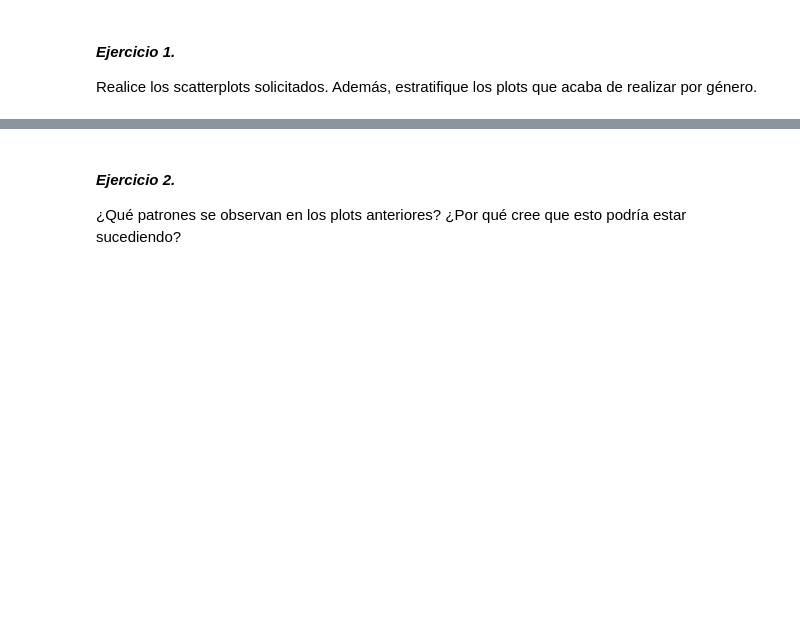
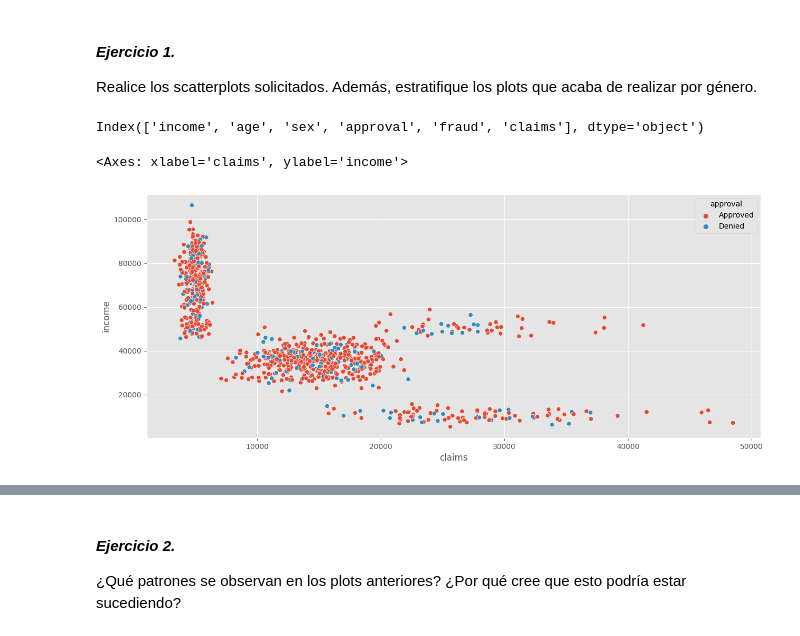
Before and after one commit to jazaineam1/Diplomado_ucentral_ME, a Jupyter notebook: Lectura_12_Examples_clustering_stud.ipynb, the cells around one changed output, grey strips where cells are left out. Drawn from its saved outputs; the diff is of its cells as text; code cells hidden in the pictures; blank space fills up the shorter version.

```diff
--- a/Lectura_12_Examples_clustering_stud.ipynb
+++ b/Lectura_12_Examples_clustering_stud.ipynb
@@ -133,4 +133,13 @@ Veamos algunos scatterplots buscando obtener más información del comportamient
 #### ***Ejercicio 1.***
 
 Realice los scatterplots solicitados. Además, estratifique los plots que acaba de realizar por género.
+# %%
+df_data.columns
+# %% [output]
+Index(['income', 'age', 'sex', 'approval', 'fraud', 'claims'], dtype='object')
+# %%
+sns.scatterplot(x='claims',y='income',hue='approval',data=df_data)
+# %% [output]
+<Axes: xlabel='claims', ylabel='income'>
+[figure, added]
 # %%
```
Also changed, not shown: parts of 16 cells of this notebook.
